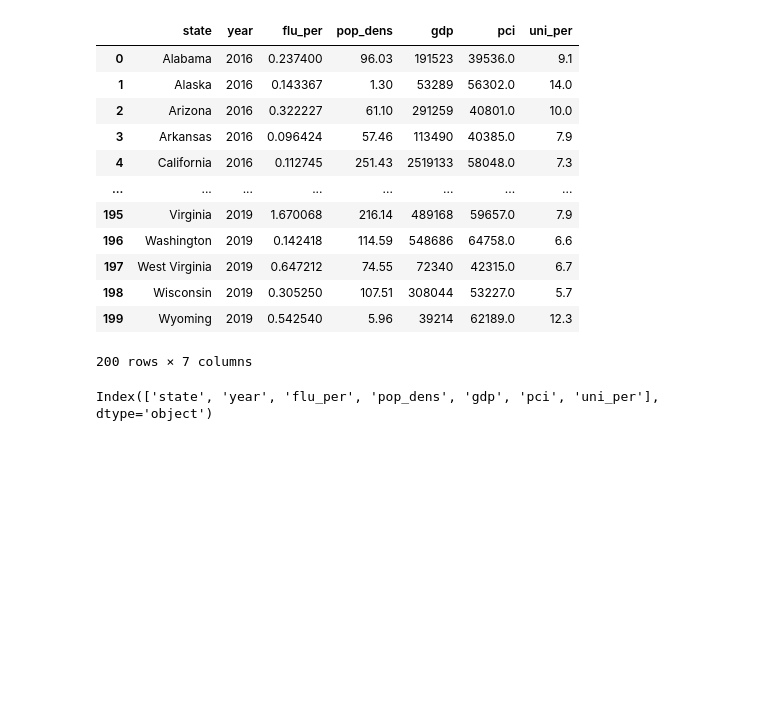
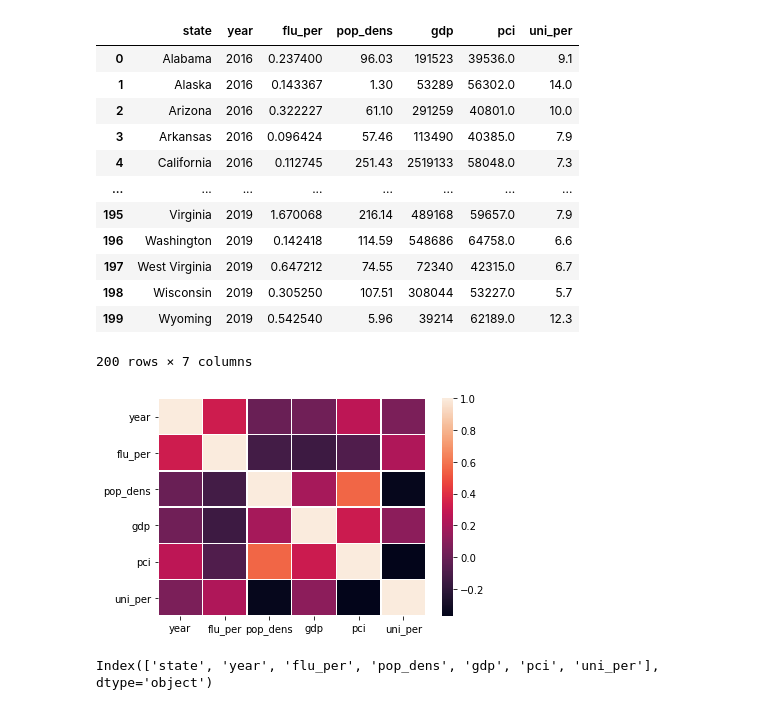
Before and after one commit to lindsera1/GoingViral, a Jupyter notebook: pred_rfr_2019.ipynb, the cells around one changed output. Drawn from its saved outputs; the diff is of its cells as text; code cells hidden in the pictures; blank space fills up the shorter version.

```diff
--- a/pred_rfr_2019.ipynb
+++ b/pred_rfr_2019.ipynb
@@ -41,6 +41,14 @@ agg_data_df
 | 198 | Wisconsin | 2019 | 0.305250 | 107.51 | 308044 | 53227.0 | 5.7 |
 | 199 | Wyoming | 2019 | 0.542540 | 5.96 | 39214 | 62189.0 | 12.3 |
 200 rows × 7 columns
+# %%
+import seaborn as sns
+import matplotlib.pyplot as plt
+fig2 = plt.figure()
+ax = sns.heatmap(agg_data_df.corr(), linewidths=.5)
+fig2.savefig('heatmap.png')
+# %% [output]
+[figure, added]
 # %%
 agg_data_df.columns
 # %% [output]
```
Also changed, not shown: parts of 1 cell of this notebook, 1 other file.
